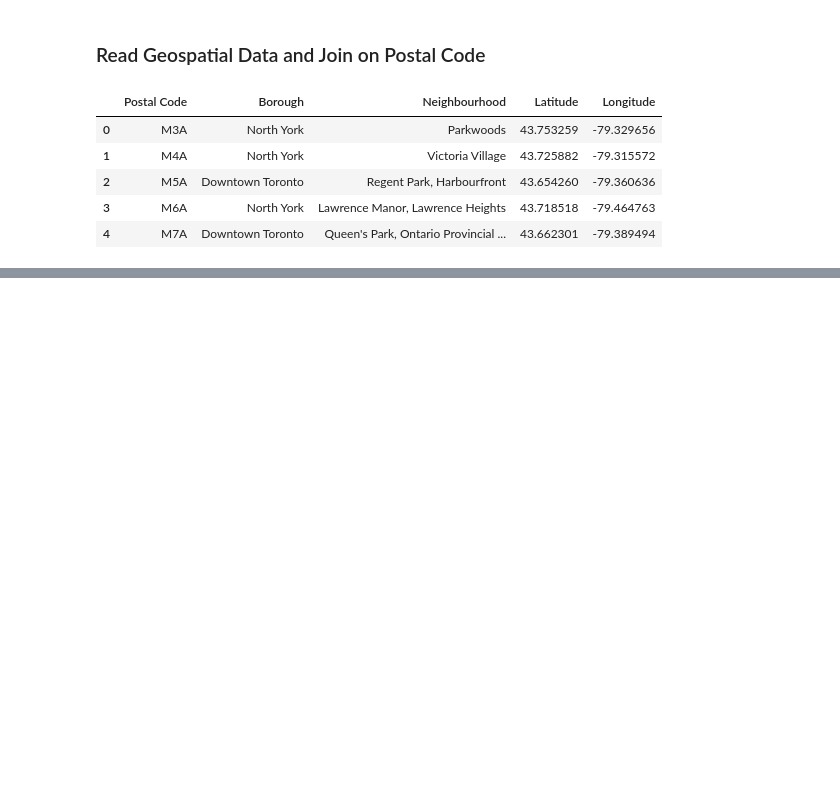
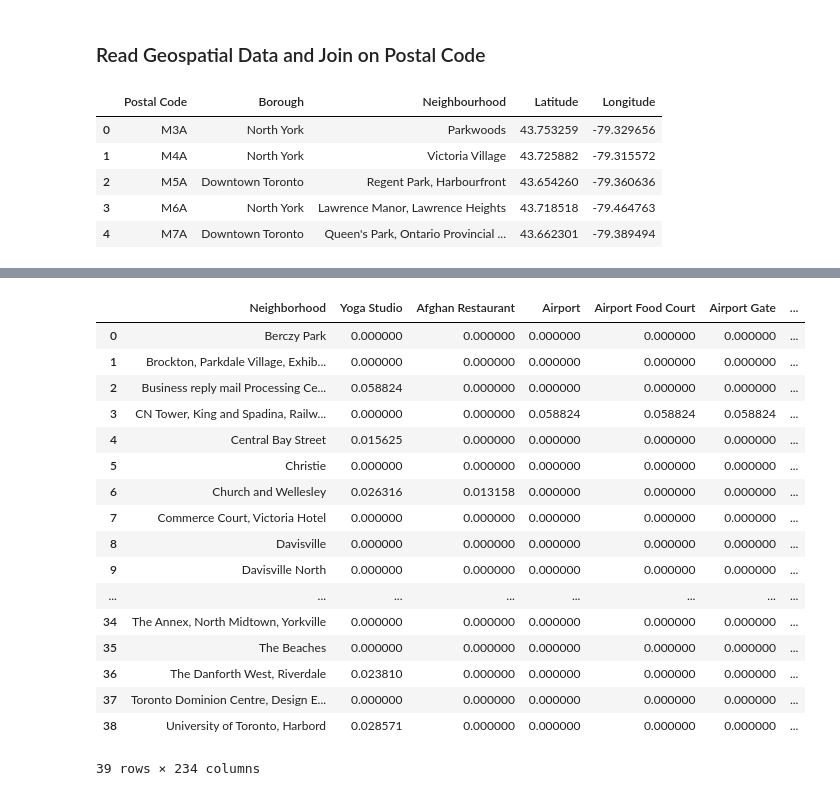
Before and after one commit to mohen97/Data-Science-Capstone, a Jupyter notebook: Week 3 BOTN.ipynb, the cells around one changed output, grey strips where cells are left out. Drawn from its saved outputs; the diff is of its cells as text; code cells hidden in the pictures; blank space fills up the shorter version.

```diff
--- a/Week 3 BOTN.ipynb
+++ b/Week 3 BOTN.ipynb
@@ -77,0 +171,8 @@ df_full.head(5)
+# %%
+CLIENT_ID = 'R2SKZEG4N3CRGXASAWDWYXGW5QP1TYJKOQBA4CTG3HGQE34L' # your Foursquare ID
+CLIENT_SECRET = 'VSAEALMGEQHQ3DNANCC5WQ4WWIJUFV24EZ54Z5VKMMROTMHY' # your Foursquare Secret
+VERSION = '20180605' # Foursquare API version
+
+print('Your credentails:')
+print('CLIENT_ID: ' + CLIENT_ID)
+print('CLIENT_SECRET:' + CLIENT_SECRET)
@@ -77,0 +224,16 @@ df_full.head(5)
+# %%
+venues = results['response']['groups'][0]['items']
+
+nearby_venues = json_normalize(venues) # flatten JSON
+
+# filter columns
+filtered_columns = ['venue.name', 'venue.categories', 'venue.location.lat', 'venue.location.lng']
+nearby_venues =nearby_venues.loc[:, filtered_columns]
+
+# filter the category for each row
+nearby_venues['venue.categories'] = nearby_venues.apply(get_category_type, axis=1)
+
+# clean columns
+nearby_venues.columns = [col.split(".")[-1] for col in nearby_venues.columns]
+
+nearby_venues.head()
@@ -77,0 +291,5 @@ df_full.head(5)
+# %%
+toronto_venues = getNearbyVenues(names=toronto_data['Neighbourhood'],
+                                   latitudes=toronto_data['Latitude'],
+                                   longitudes=toronto_data['Longitude']
+                                  )
@@ -77,0 +316,12 @@ df_full.head(5)
+# %%
+# one hot encoding
+toronto_dummy = pd.get_dummies(toronto_venues[['Venue Category']], prefix="", prefix_sep="")
+
+# add neighborhood column back to dataframe
+toronto_dummy['Neighborhood'] = toronto_venues['Neighborhood']
+
+# move neighborhood column to the first column
+fixed_columns = [toronto_dummy.columns[-1]] + list(toronto_dummy.columns[:-1])
+toronto_dummy = toronto_dummy[fixed_columns]
+
+toronto_dummy.head()
@@ -77,0 +336,22 @@ df_full.head(5)
+# %%
+t_grouped = toronto_dummy.groupby('Neighborhood').mean().reset_index()
+t_grouped
+# %% [output]
+|  | Neighborhood | Yoga Studio | Afghan Restaurant | Airport | Airport Food Court | Airport Gate | ... |
+| 0 | Berczy Park | 0.000000 | 0.000000 | 0.000000 | 0.000000 | 0.000000 | ... |
+| 1 | Brockton, Parkdale Village, Exhib... | 0.000000 | 0.000000 | 0.000000 | 0.000000 | 0.000000 | ... |
+| 2 | Business reply mail Processing Ce... | 0.058824 | 0.000000 | 0.000000 | 0.000000 | 0.000000 | ... |
+| 3 | CN Tower, King and Spadina, Railw... | 0.000000 | 0.000000 | 0.058824 | 0.058824 | 0.058824 | ... |
+| 4 | Central Bay Street | 0.015625 | 0.000000 | 0.000000 | 0.000000 | 0.000000 | ... |
+| 5 | Christie | 0.000000 | 0.000000 | 0.000000 | 0.000000 | 0.000000 | ... |
+| 6 | Church and Wellesley | 0.026316 | 0.013158 | 0.000000 | 0.000000 | 0.000000 | ... |
+| 7 | Commerce Court, Victoria Hotel | 0.000000 | 0.000000 | 0.000000 | 0.000000 | 0.000000 | ... |
+| 8 | Davisville | 0.000000 | 0.000000 | 0.000000 | 0.000000 | 0.000000 | ... |
+| 9 | Davisville North | 0.000000 | 0.000000 | 0.000000 | 0.000000 | 0.000000 | ... |
+| ... | ... | ... | ... | ... | ... | ... | ... |
+| 34 | The Annex, North Midtown, Yorkville | 0.000000 | 0.000000 | 0.000000 | 0.000000 | 0.000000 | ... |
+| 35 | The Beaches | 0.000000 | 0.000000 | 0.000000 | 0.000000 | 0.000000 | ... |
+| 36 | The Danforth West, Riverdale | 0.023810 | 0.000000 | 0.000000 | 0.000000 | 0.000000 | ... |
+| 37 | Toronto Dominion Centre, Design E... | 0.000000 | 0.000000 | 0.000000 | 0.000000 | 0.000000 | ... |
+| 38 | University of Toronto, Harbord | 0.028571 | 0.000000 | 0.000000 | 0.000000 | 0.000000 | ... |
+39 rows × 234 columns
```
Also changed, not shown: parts of 25 cells of this notebook.
